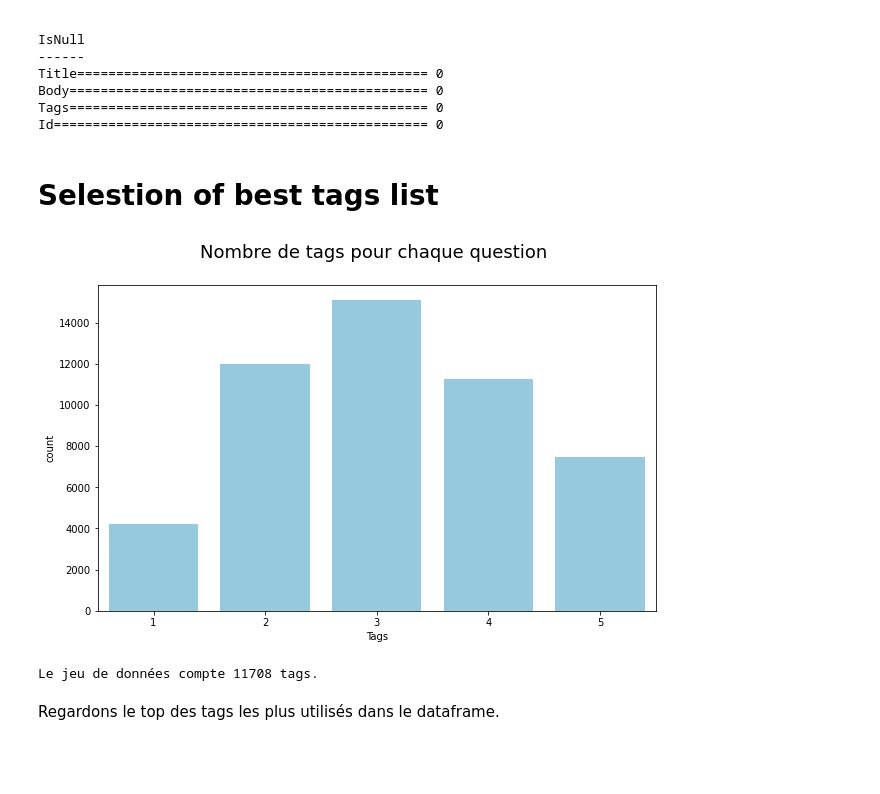
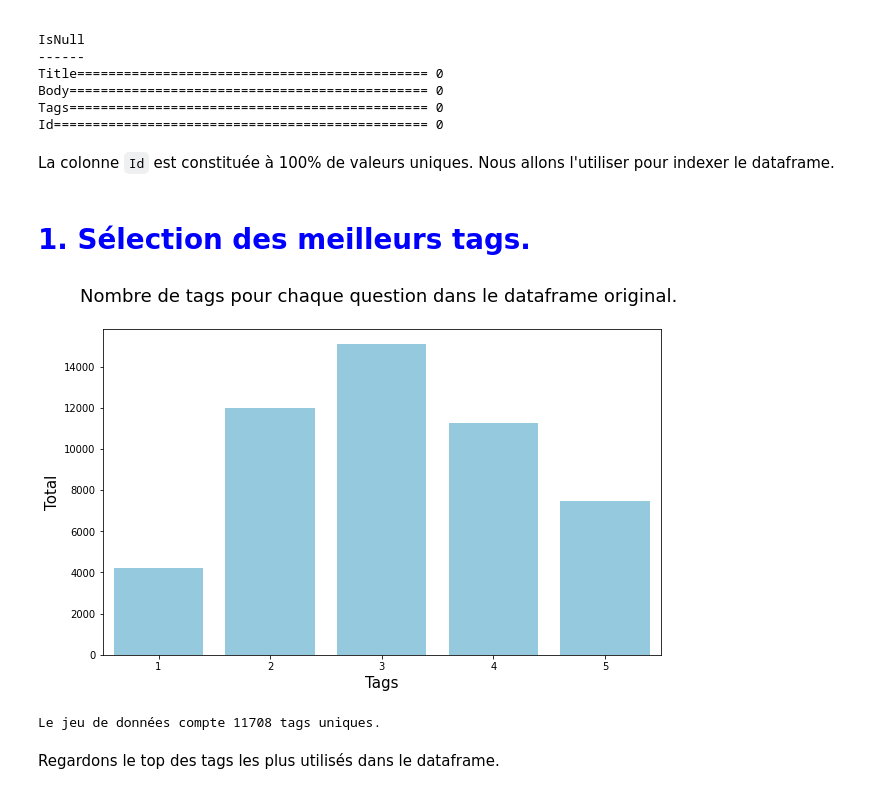
Before and after one commit to aliheadou/NLP_TagsSuggestion, a Jupyter notebook: 01_Nettoyage.ipynb, the cells around one changed output. Cells and saved outputs as stored; diff of their text form; code cells hidden in the pictures; blank space fills up the shorter version.

```diff
--- a/01_Nettoyage.ipynb
+++ b/01_Nettoyage.ipynb
@@ -54,10 +73,12 @@ Title============================================= 0
 Body============================================== 0
 Tags============================================== 0
 Id================================================ 0
+# %% [markdown]
+La colonne `Id` est constituée à 100% de valeurs uniques. Nous allons l'utiliser pour indexer le dataframe.
 # %%
 df = df.set_index('Id')
-# %% [markdown]
-# Selestion of best tags list
+# %% [markdown]
+# <font color="blue" id=section_1> 1. Sélection des meilleurs tags. </font>
 # %%
 # Remplacement des balises entre les tags
 df['Tags'] = df['Tags'].str.translate(str.maketrans({'<': '', '>': ','}))
@@ -73,12 +94,13 @@ df['Tags_count'] = df['Tags_list'].apply(lambda x: len(x))
 # %%
 fig = plt.figure(figsize=(10,6))
 ax = sns.countplot(x=df.Tags_count, color="skyblue")
-ax.set_xlabel("Tags")
-plt.title("Nombre de tags pour chaque question \n", fontsize=18)
+ax.set_xlabel("Tags", fontsize=15)
+ax.set_ylabel("Total", fontsize=15)
+plt.title("Nombre de tags pour chaque question dans le dataframe original. \n", fontsize=18)
 plt.show()
 fig.savefig('orig_nb_tags.png')
 # %% [output]
-[figure, old version]
+[figure, new version]
 # %%
 # Fonction pour compter le nombre de tags unique dans le dataframe
 def split_and_count_tags(df, column, separator):
@@ -96,9 +118,9 @@ def split_and_count_tags(df, column, separator):
     return df_list_words
 # %%
 tags_list = split_and_count_tags(df=df, column='Tags_list', separator=',')
-print("Le jeu de données compte {} tags.".format(tags_list.shape[0]))
+print("Le jeu de données compte {} tags uniques.".format(tags_list.shape[0]))
 # %% [output]
-Le jeu de données compte 11708 tags.
+Le jeu de données compte 11708 tags uniques.
 # %% [markdown]
 Regardons le top des tags les plus utilisés dans le dataframe.
 # %%
```
Also changed, not shown: parts of 32 cells of this notebook, 4 other files.
